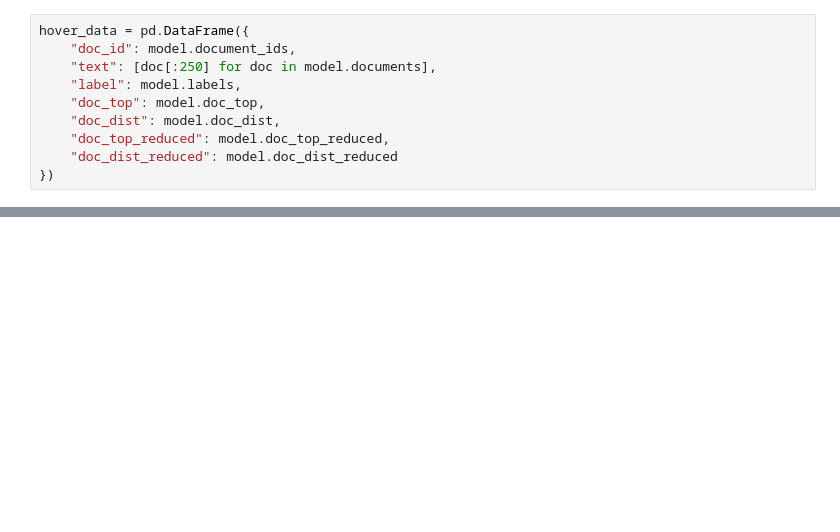
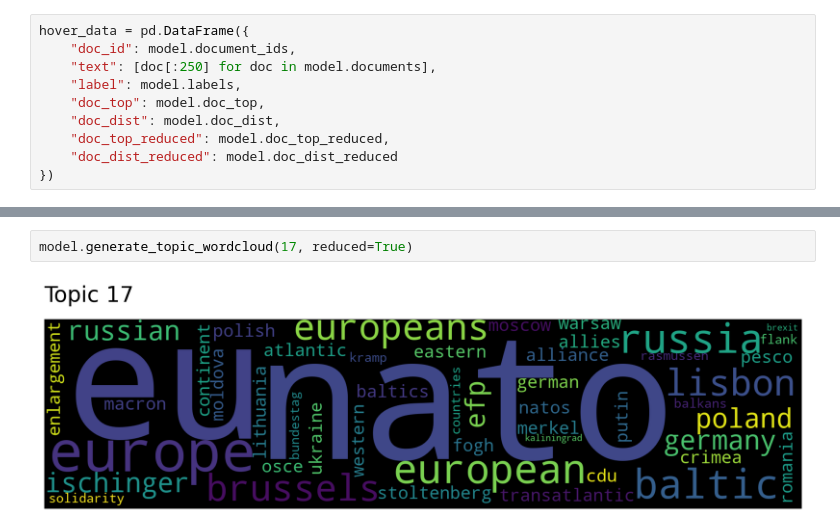
Before and after one commit to hcss-utils/top2vec, a Jupyter notebook: notebooks/6.0_hp_final-vizzes.ipynb, the cells around one changed output, grey strips where cells are left out. Cells and saved outputs as stored; diff of their text form; blank space fills up the shorter version.

Commit message:
Added top words per topic

```diff
--- a/notebooks/6.0_hp_final-vizzes.ipynb
+++ b/notebooks/6.0_hp_final-vizzes.ipynb
@@ -67,0 +101,4 @@ save(p)
+# %%
+model.generate_topic_wordcloud(17, reduced=True)
+# %% [output]
+[figure, added]
```
Also changed, not shown: parts of 8 cells of this notebook.
